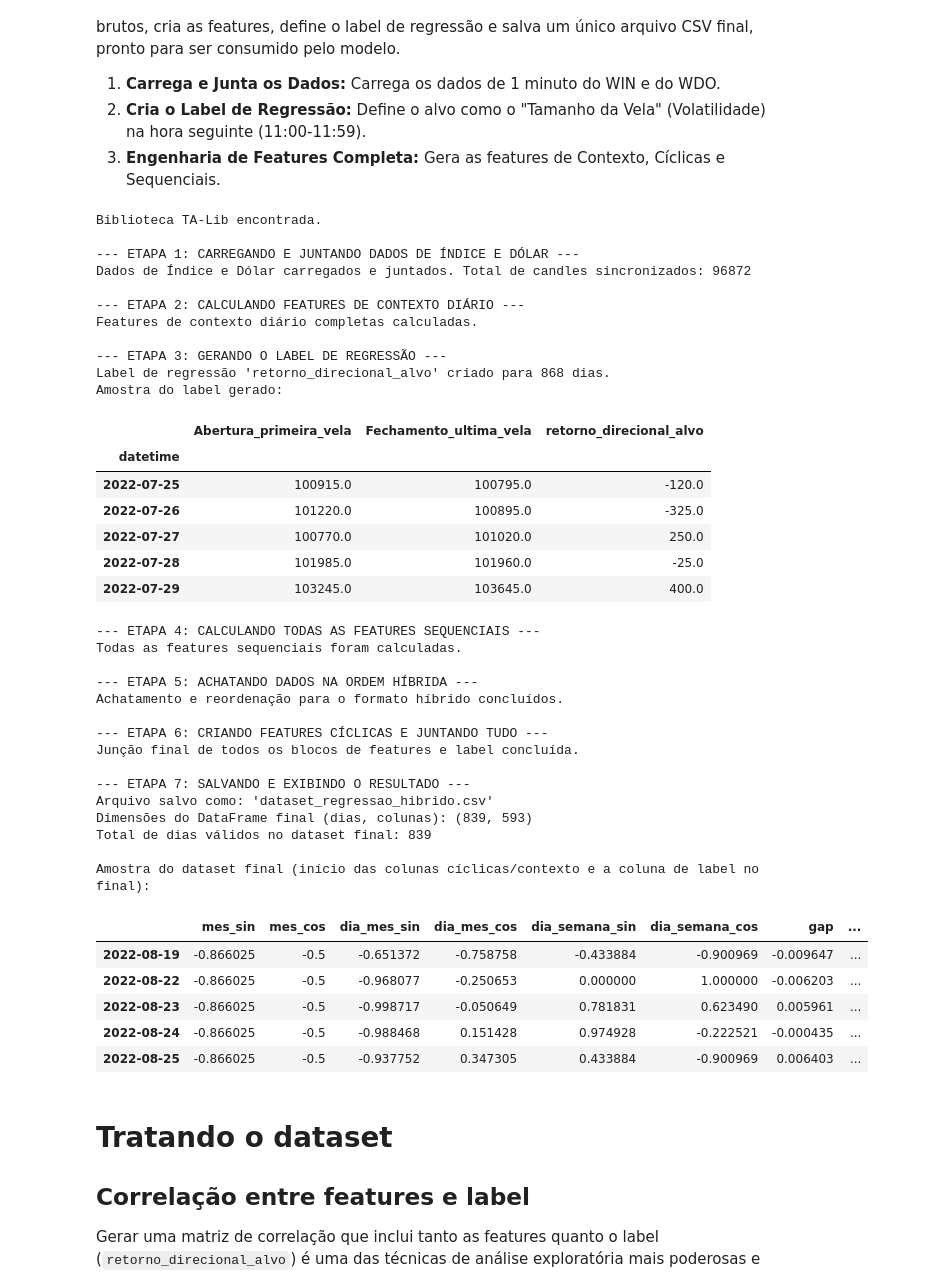
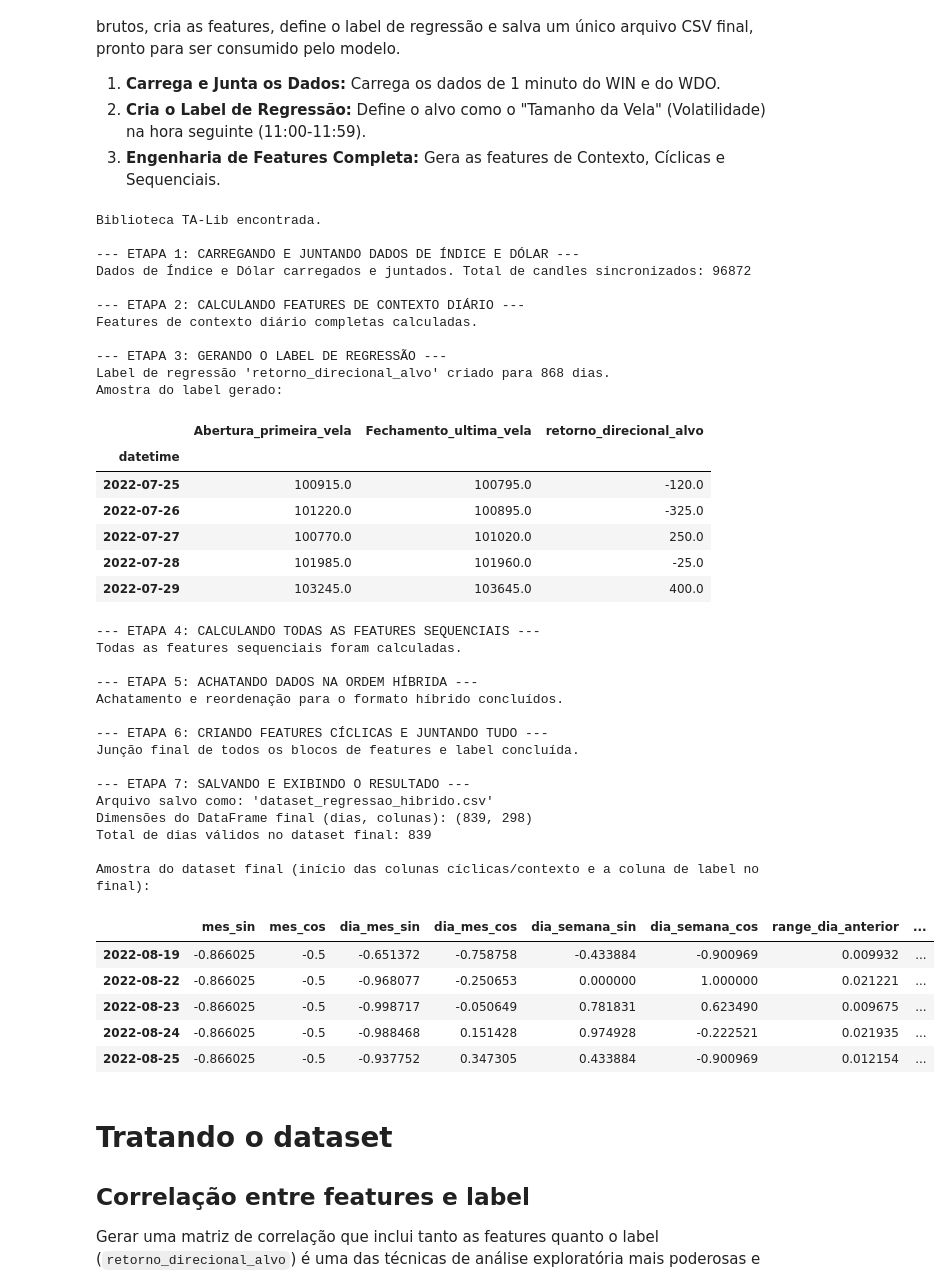
Before and after one commit to marcospontoexe/IA, a Jupyter notebook: predição do mini índice/regressão/regression_m5.ipynb, the cells around one changed output. Drawn from its saved outputs; the diff is of its cells as text; code cells hidden in the pictures.

```diff
--- a/predição do mini índice/regressão/regression_m5.ipynb
+++ b/predição do mini índice/regressão/regression_m5.ipynb
@@ -216,10 +216,14 @@ def calcular_contexto_diario_completo(df, sufixo=''):
 df_contexto_win = calcular_contexto_diario_completo(df_completo)
 df_contexto_dolar = calcular_contexto_diario_completo(df_completo, sufixo='_dolar')
 df_contexto_geral = df_contexto_win.join(df_contexto_dolar, how='inner')
-
+'''
 features_contexto_diarias = [
     'gap', 'range_dia_anterior', 'atr_dia_anterior', 'posicao_range_d1', 'distancia_mm20',
     'gap_dolar', 'range_dia_anterior_dolar', 'atr_dia_anterior_dolar', 'posicao_range_d1_dolar', 'distancia_mm20_dolar'
+]
+'''
+features_contexto_diarias = [
+    'range_dia_anterior', 'posicao_range_d1', 'distancia_mm20'
 ]
 df_contexto_geral.dropna(subset=features_contexto_diarias, inplace=True)
 print("Features de contexto diário completas calculadas.")
@@ -281,13 +285,19 @@ print("Todas as features sequenciais foram calculadas.")
 
 # --- ETAPA 5: ACHATAMENTO E REORDENAÇÃO HÍBRIDA ---
 print("\n--- ETAPA 5: ACHATANDO DADOS NA ORDEM HÍBRIDA ---")
-# (Esta etapa permanece idêntica)
+'''
 features_sequenciais_nomes = [
     'mag_decisao', 'mov_direcional', 'pavio_superior', 'pavio_inferior', 'range',
     'volume_real_norm', 'volume_tick_norm', 'tamanho_medio_ordem', 'diferenca_MA', 'RSI', 'MACD',
     'mag_decisao_dolar', 'mov_direcional_dolar', 'pavio_superior_dolar', 'pavio_inferior_dolar', 'range_dolar',
     'volume_real_norm_dolar', 'volume_tick_norm_dolar', 'tamanho_medio_ordem_dolar', 'diferenca_MA_dolar', 'RSI_dolar', 'MACD_dolar',
     'correlacao_movel_WIN_WDO', 'ratio_vol_WIN_WDO'
+]
+'''
+features_sequenciais_nomes = [
+    'mov_direcional', 'pavio_superior', 'pavio_inferior', 'range', 'tamanho_medio_ordem',
+    'pavio_superior_dolar', 'pavio_inferior_dolar', 'range_dolar',
+    'volume_real_norm_dolar', 'tamanho_medio_ordem_dolar', 'correlacao_movel_WIN_WDO', 'ratio_vol_WIN_WDO'
 ]
 
 df_janela_entrada = df_completo.between_time(abertura_features, fechamento_features).copy()
@@ -345,40 +355,40 @@ Biblioteca TA-Lib encontrada.
 --- ETAPA 1: CARREGANDO E JUNTANDO DADOS DE ÍNDICE E DÓLAR ---
 Dados de Índice e Dólar carregados e juntados. Total de candles sincronizados: 96872
 
 --- ETAPA 2: CALCULANDO FEATURES DE CONTEXTO DIÁRIO ---
 Features de contexto diário completas calculadas.
 
 --- ETAPA 3: GERANDO O LABEL DE REGRESSÃO ---
 Label de regressão 'retorno_direcional_alvo' criado para 868 dias.
 Amostra do label gerado:
 |  | Abertura_primeira_vela | Fechamento_ultima_vela | retorno_direcional_alvo |
 | datetime |  |  |  |
 | 2022-07-25 | 100915.0 | 100795.0 | -120.0 |
 | 2022-07-26 | 101220.0 | 100895.0 | -325.0 |
 | 2022-07-27 | 100770.0 | 101020.0 | 250.0 |
 | 2022-07-28 | 101985.0 | 101960.0 | -25.0 |
 | 2022-07-29 | 103245.0 | 103645.0 | 400.0 |
 --- ETAPA 4: CALCULANDO TODAS AS FEATURES SEQUENCIAIS ---
 Todas as features sequenciais foram calculadas.
 
 --- ETAPA 5: ACHATANDO DADOS NA ORDEM HÍBRIDA ---
 Achatamento e reordenação para o formato híbrido concluídos.
 
 --- ETAPA 6: CRIANDO FEATURES CÍCLICAS E JUNTANDO TUDO ---
 Junção final de todos os blocos de features e label concluída.
 
 --- ETAPA 7: SALVANDO E EXIBINDO O RESULTADO ---
 Arquivo salvo como: 'dataset_regressao_hibrido.csv'
-Dimensões do DataFrame final (dias, colunas): (839, 593)
+Dimensões do DataFrame final (dias, colunas): (839, 298)
 Total de dias válidos no dataset final: 839
 
 Amostra do dataset final (início das colunas cíclicas/contexto e a coluna de label no final):
-|  | mes_sin | mes_cos | dia_mes_sin | dia_mes_cos | dia_semana_sin | dia_semana_cos | gap | ... |
-| 2022-08-19 | -0.866025 | -0.5 | -0.651372 | -0.758758 | -0.433884 | -0.900969 | -0.009647 | ... |
-| 2022-08-22 | -0.866025 | -0.5 | -0.968077 | -0.250653 | 0.000000 | 1.000000 | -0.006203 | ... |
-| 2022-08-23 | -0.866025 | -0.5 | -0.998717 | -0.050649 | 0.781831 | 0.623490 | 0.005961 | ... |
-| 2022-08-24 | -0.866025 | -0.5 | -0.988468 | 0.151428 | 0.974928 | -0.222521 | -0.000435 | ... |
-| 2022-08-25 | -0.866025 | -0.5 | -0.937752 | 0.347305 | 0.433884 | -0.900969 | 0.006403 | ... |
+|  | mes_sin | mes_cos | dia_mes_sin | dia_mes_cos | dia_semana_sin | dia_semana_cos | range_dia_anterior | ... |
+| 2022-08-19 | -0.866025 | -0.5 | -0.651372 | -0.758758 | -0.433884 | -0.900969 | 0.009932 | ... |
+| 2022-08-22 | -0.866025 | -0.5 | -0.968077 | -0.250653 | 0.000000 | 1.000000 | 0.021221 | ... |
+| 2022-08-23 | -0.866025 | -0.5 | -0.998717 | -0.050649 | 0.781831 | 0.623490 | 0.009675 | ... |
+| 2022-08-24 | -0.866025 | -0.5 | -0.988468 | 0.151428 | 0.974928 | -0.222521 | 0.021935 | ... |
+| 2022-08-25 | -0.866025 | -0.5 | -0.937752 | 0.347305 | 0.433884 | -0.900969 | 0.012154 | ... |
 # %% [markdown]
 # Tratando o dataset
 
```
Also changed, not shown: parts of 3 cells of this notebook, 7 other files.
